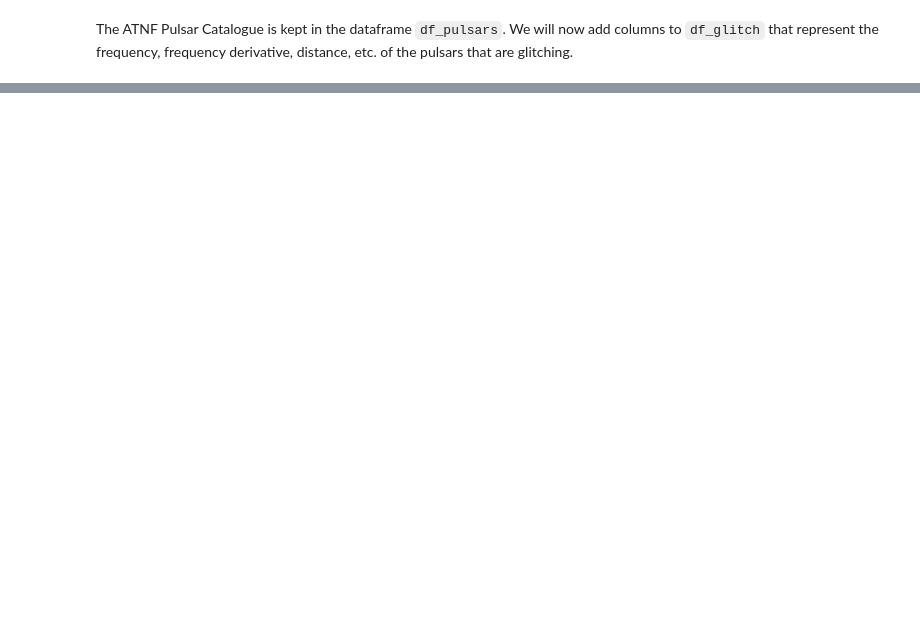
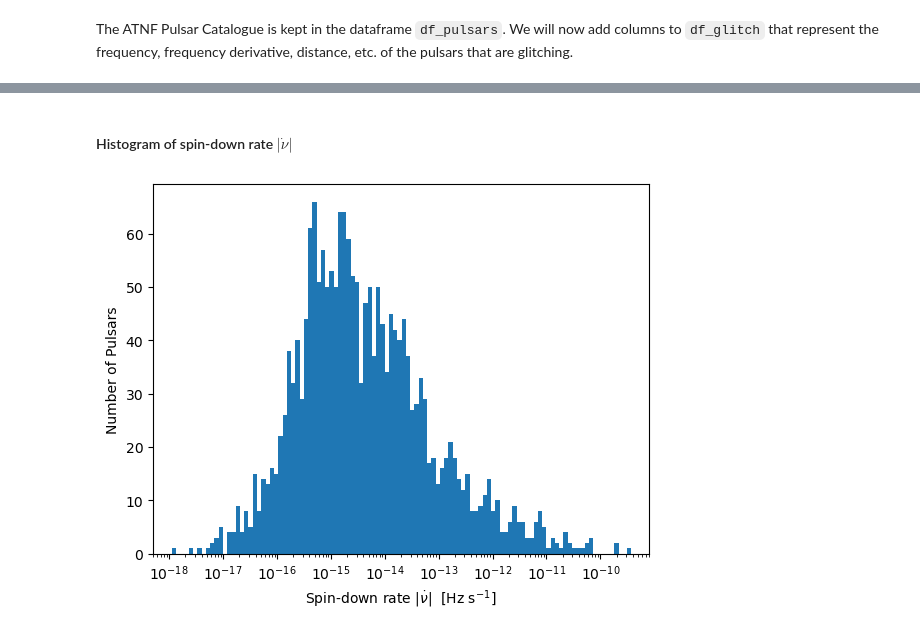
Before and after one commit to garvinyim/glitch_tools, a Jupyter notebook: analysis.ipynb, the cells around one changed output, grey strips where cells are left out. Cells and saved outputs as stored; diff of their text form; code cells hidden in the pictures; blank space fills up the shorter version.

```diff
--- a/analysis.ipynb
+++ b/analysis.ipynb
@@ -1223,0 +1134,12 @@ We see this will add 7 $Q$ values, bringing the total number of $Q$ in `df_glitc
+# %% [markdown]
+#### Histogram of spin-down rate $|\dot{\nu}|$
+# %%
+bins_logspace = np.logspace(np.log10(y.min()), np.log10(y.max()), 200)
+plt.hist(y, bins = bins_logspace)
+plt.xlabel(r'Spin-down rate $|\dot{\nu}|$  [Hz s$^{-1}$]')
+plt.ylabel('Number of Pulsars')
+plt.xscale('log')
+plt.xlim(5e-19, 8e-10)
+plt.show()
+# %% [output]
+[figure, added]
```
Also changed, not shown: parts of 47 cells of this notebook.
